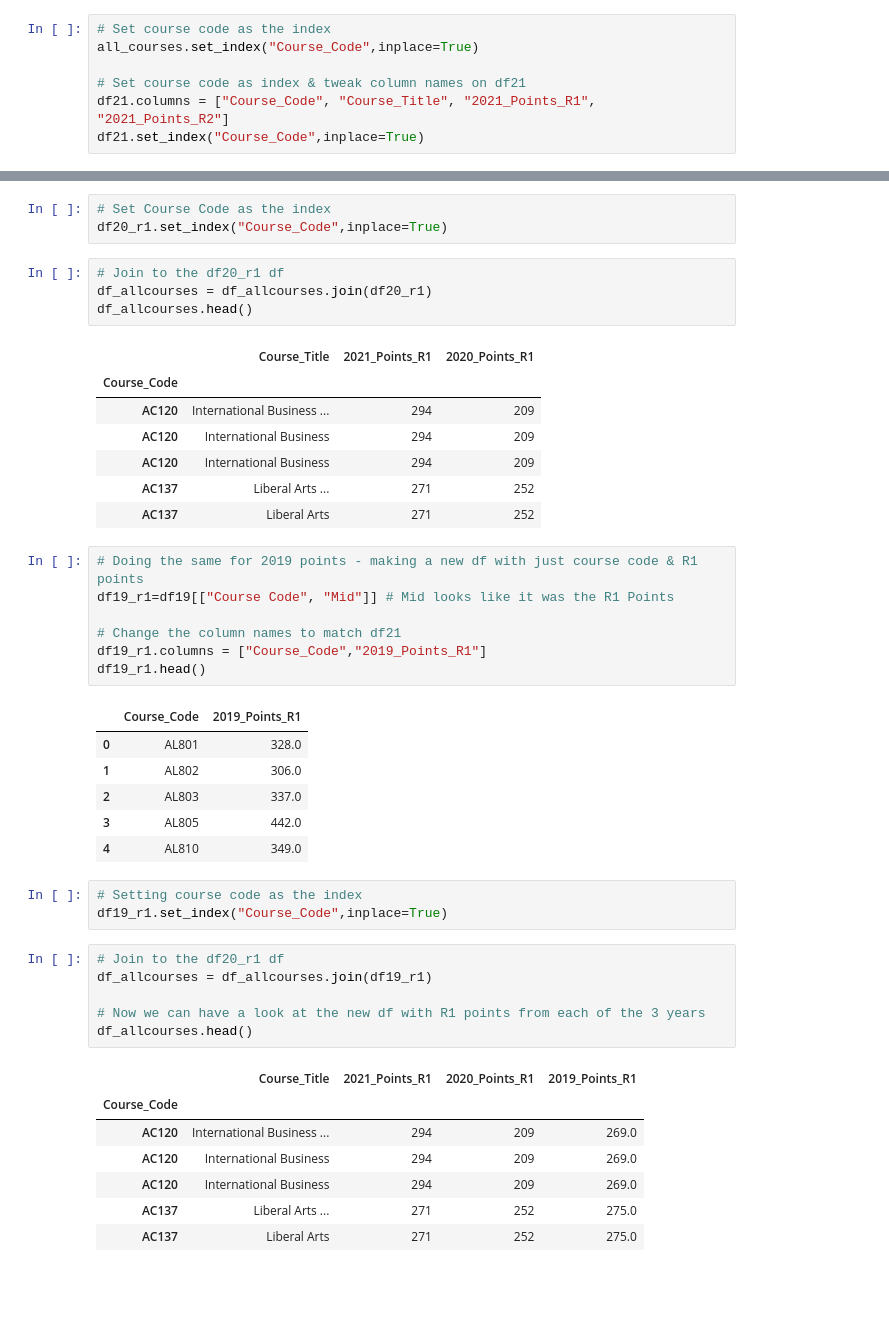
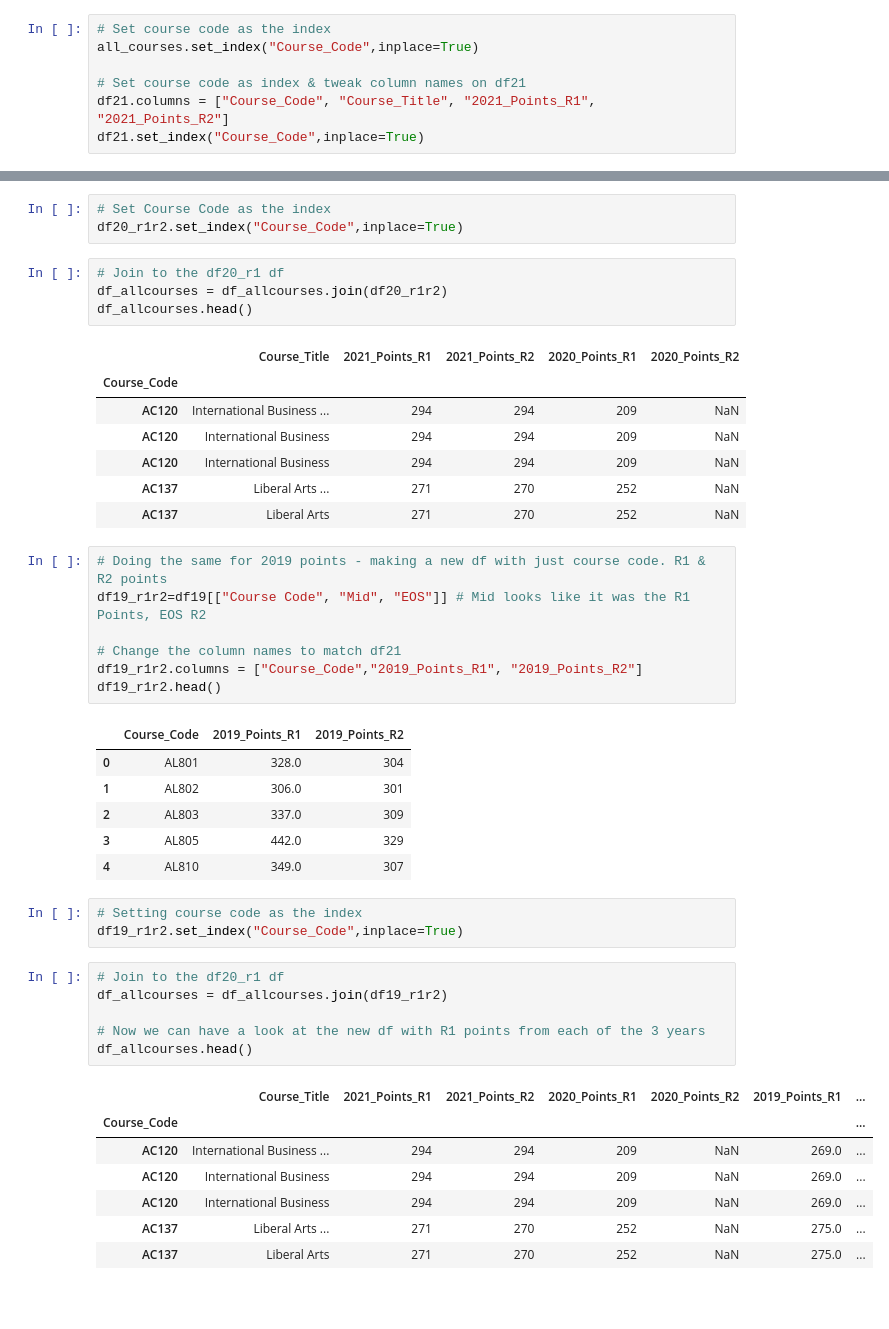
Before and after one commit to G00398258/fundsofda-assessment, a Jupyter notebook: cao.ipynb, the cells around one changed output, grey strips where cells are left out. Drawn from its saved outputs; the diff is of its cells as text.

Commit message:
Tidied up dataframe and started running analysis but running into several errors. Trying to correct before proceeding any further

```diff
--- a/cao.ipynb
+++ b/cao.ipynb
@@ -329,49 +335,49 @@ df20_r1.head()
 # %%
 # Set Course Code as the index
-df20_r1.set_index("Course_Code",inplace=True)
+df20_r1r2.set_index("Course_Code",inplace=True)
 # %%
 # Join to the df20_r1 df
-df_allcourses = df_allcourses.join(df20_r1)
+df_allcourses = df_allcourses.join(df20_r1r2)
 df_allcourses.head()
 # %% [output]
-|  | Course_Title | 2021_Points_R1 | 2020_Points_R1 |
-| Course_Code |  |  |  |
-| AC120 | International Business ... | 294 | 209 |
-| AC120 | International Business | 294 | 209 |
-| AC120 | International Business | 294 | 209 |
-| AC137 | Liberal Arts ... | 271 | 252 |
-| AC137 | Liberal Arts | 271 | 252 |
+|  | Course_Title | 2021_Points_R1 | 2021_Points_R2 | 2020_Points_R1 | 2020_Points_R2 |
+| Course_Code |  |  |  |  |  |
+| AC120 | International Business ... | 294 | 294 | 209 | NaN |
+| AC120 | International Business | 294 | 294 | 209 | NaN |
+| AC120 | International Business | 294 | 294 | 209 | NaN |
+| AC137 | Liberal Arts ... | 271 | 270 | 252 | NaN |
+| AC137 | Liberal Arts | 271 | 270 | 252 | NaN |
 # %%
-# Doing the same for 2019 points - making a new df with just course code & R1 points
-df19_r1=df19[["Course Code", "Mid"]] # Mid looks like it was the R1 Points
+# Doing the same for 2019 points - making a new df with just course code. R1 & R2 points
+df19_r1r2=df19[["Course Code", "Mid", "EOS"]] # Mid looks like it was the R1 Points, EOS R2
 
 # Change the column names to match df21
-df19_r1.columns = ["Course_Code","2019_Points_R1"]
-df19_r1.head()
+df19_r1r2.columns = ["Course_Code","2019_Points_R1", "2019_Points_R2"]
+df19_r1r2.head()
 # %% [output]
-|  | Course_Code | 2019_Points_R1 |
-| 0 | AL801 | 328.0 |
-| 1 | AL802 | 306.0 |
-| 2 | AL803 | 337.0 |
-| 3 | AL805 | 442.0 |
-| 4 | AL810 | 349.0 |
+|  | Course_Code | 2019_Points_R1 | 2019_Points_R2 |
+| 0 | AL801 | 328.0 | 304 |
+| 1 | AL802 | 306.0 | 301 |
+| 2 | AL803 | 337.0 | 309 |
+| 3 | AL805 | 442.0 | 329 |
+| 4 | AL810 | 349.0 | 307 |
 # %%
 # Setting course code as the index
-df19_r1.set_index("Course_Code",inplace=True)
+df19_r1r2.set_index("Course_Code",inplace=True)
 # %%
 # Join to the df20_r1 df
-df_allcourses = df_allcourses.join(df19_r1)
+df_allcourses = df_allcourses.join(df19_r1r2)
 
 # Now we can have a look at the new df with R1 points from each of the 3 years
 df_allcourses.head()
 # %% [output]
-|  | Course_Title | 2021_Points_R1 | 2020_Points_R1 | 2019_Points_R1 |
-| Course_Code |  |  |  |  |
-| AC120 | International Business ... | 294 | 209 | 269.0 |
-| AC120 | International Business | 294 | 209 | 269.0 |
-| AC120 | International Business | 294 | 209 | 269.0 |
-| AC137 | Liberal Arts ... | 271 | 252 | 275.0 |
-| AC137 | Liberal Arts | 271 | 252 | 275.0 |
+|  | Course_Title | 2021_Points_R1 | 2021_Points_R2 | 2020_Points_R1 | 2020_Points_R2 | 2019_Points_R1 | ... |
+| Course_Code |  |  |  |  |  |  | ... |
+| AC120 | International Business ... | 294 | 294 | 209 | NaN | 269.0 | ... |
+| AC120 | International Business | 294 | 294 | 209 | NaN | 269.0 | ... |
+| AC120 | International Business | 294 | 294 | 209 | NaN | 269.0 | ... |
+| AC137 | Liberal Arts ... | 271 | 270 | 252 | NaN | 275.0 | ... |
+| AC137 | Liberal Arts | 271 | 270 | 252 | NaN | 275.0 | ... |
 # %% [markdown]
 <br>
 # %% [markdown]
```
Also changed, not shown: parts of 43 cells of this notebook, 48 other files.
